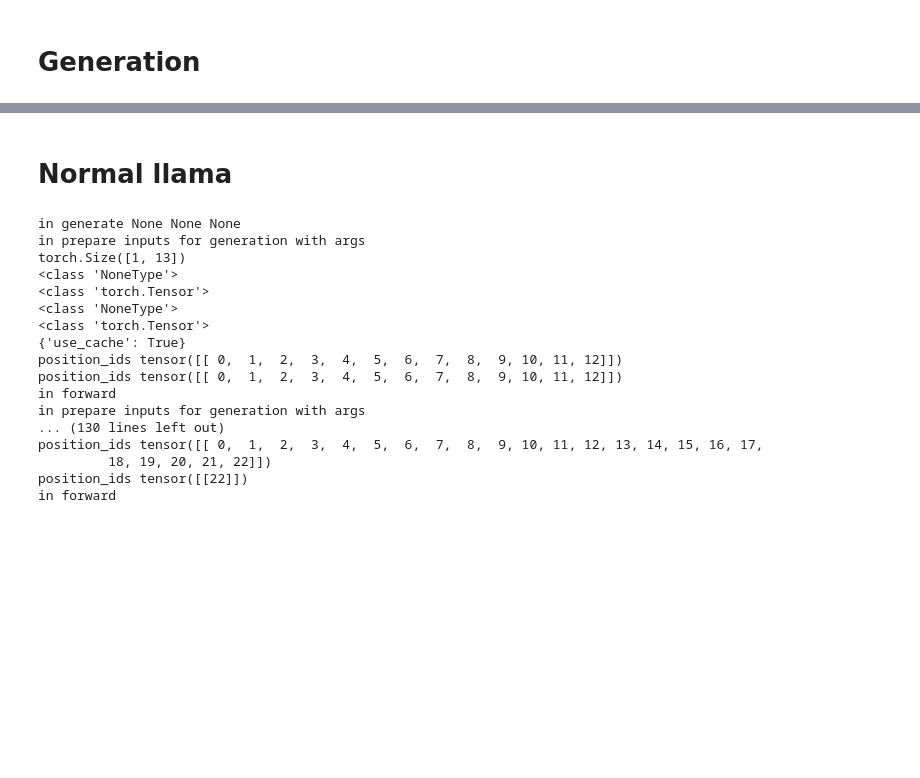
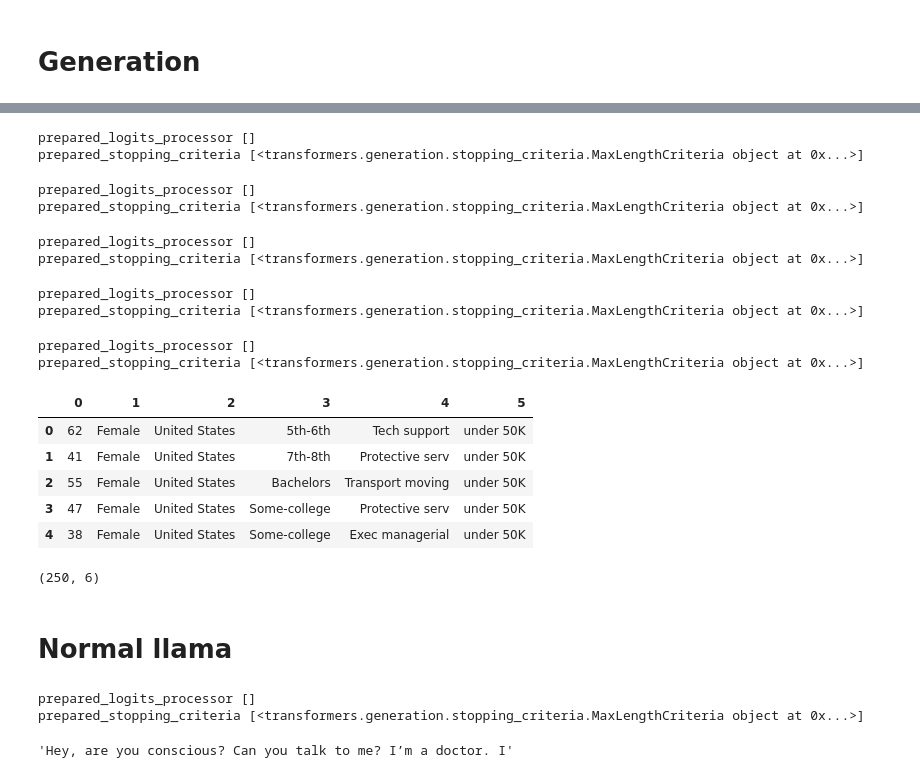
Before and after one commit to soCromp/llama_qlora, a Jupyter notebook: qlorasample.ipynb, the cells around one changed output, grey strips where cells are left out. Saved outputs shown, nothing was run; the diff lists cells and outputs as text; code cells hidden in the pictures; blank space fills up the shorter version.

```diff
--- a/qlorasample.ipynb
+++ b/qlorasample.ipynb
@@ -197,9 +223,9 @@ transformers.AutoModelForCausalLM.register(MHLlamaConfig, MultiheadLlamaForCausa
 config = MHLlamaConfig(**vars(args))
 model = AutoModelForCausalLM.from_pretrained(
             args.model_name_or_path,
-            config = config,)
+            config = config, device_map='auto')
 # %%
 from peft import PeftModel
+model.set_templates(collator.get_templates())
 model = PeftModel.from_pretrained(model, join(args.model_name_or_path, 'adapter_model'), is_trainable=True)
 model = model.merge_and_unload()
-model
@@ -231 +232,3 @@ collator = data_module['data_collator']
+# %%
+model.set_trace(True)
 # %%
@@ -246,3 +304,43 @@ prepared_stopping_criteria [<transformers.generation.stopping_criteria.MaxLength
+# %%
+preds = [ [] for _ in range(real.shape[1]) ]
+batch_size = 50
+num_samples = 225 # real.shape[0]
+inputs = collator(batch_size*[{'length': 0}])
+
+for batch in range(225//50 + 1):
+    _, batch_col_toks = model.generate(**inputs) # batch_size x num_cols x max_column_len
+
+    for i, col in enumerate(real.columns):
+        options_str = real[col].unique()
+        options = tokenizer(options_str.tolist(), add_special_tokens=False, padding='max_length', return_tensors='pt',
+                            max_length=args.generation_config.max_column_len, truncation=True)['input_ids']
+        preds_col = options_str[cosine_similarity(batch_col_toks[:, i, :], options).argmax(axis=1)]
+        preds[i].extend(preds_col)
+
+preds = pd.DataFrame(preds).T
+preds.head()
+# %% [output]
+prepared_logits_processor []
+prepared_stopping_criteria [<transformers.generation.stopping_criteria.MaxLengthCriteria object at 0x...>]
+prepared_logits_processor []
+prepared_stopping_criteria [<transformers.generation.stopping_criteria.MaxLengthCriteria object at 0x...>]
+prepared_logits_processor []
+prepared_stopping_criteria [<transformers.generation.stopping_criteria.MaxLengthCriteria object at 0x...>]
+prepared_logits_processor []
+prepared_stopping_criteria [<transformers.generation.stopping_criteria.MaxLengthCriteria object at 0x...>]
+prepared_logits_processor []
+prepared_stopping_criteria [<transformers.generation.stopping_criteria.MaxLengthCriteria object at 0x...>]
+|  | 0 | 1 | 2 | 3 | 4 | 5 |
+| 0 | 62 | Female | United States | 5th-6th | Tech support | under 50K |
+| 1 | 41 | Female | United States | 7th-8th | Protective serv | under 50K |
+| 2 | 55 | Female | United States | Bachelors | Transport moving | under 50K |
+| 3 | 47 | Female | United States | Some-college | Protective serv | under 50K |
+| 4 | 38 | Female | United States | Some-college | Exec managerial | under 50K |
+# %%
+hp = datasets.Dataset.from_pandas(preds)
+hp.save_to_disk(path)
+# %% [output]
+(250, 6)
 # %% [markdown]
 # Normal llama
 # %%
@@ -258,22 +354,8 @@ torch.save(model.lm_head.state_dict(), 'just_a_head.bin')
 # %%
 # Generate
-generate_ids = model.generate(inputs.input_ids, max_length=30)
+generate_ids = model.generate(inputs.input_ids, do_sample=True, num_beams=1)
 tokenizer.batch_decode(generate_ids, skip_special_tokens=True, clean_up_tokenization_spaces=False)[0]
 # %% [output]
-in generate None None None
-in prepare inputs for generation with args
-torch.Size([1, 13])
-<class 'NoneType'>
-<class 'torch.Tensor'>
-<class 'NoneType'>
-<class 'torch.Tensor'>
-{'use_cache': True}
-position_ids tensor([[ 0,  1,  2,  3,  4,  5,  6,  7,  8,  9, 10, 11, 12]])
-position_ids tensor([[ 0,  1,  2,  3,  4,  5,  6,  7,  8,  9, 10, 11, 12]])
-in forward
-in prepare inputs for generation with args
-... (130 lines left out)
-position_ids tensor([[ 0,  1,  2,  3,  4,  5,  6,  7,  8,  9, 10, 11, 12, 13, 14, 15, 16, 17,
-         18, 19, 20, 21, 22]])
-position_ids tensor([[22]])
-in forward
+prepared_logits_processor []
+prepared_stopping_criteria [<transformers.generation.stopping_criteria.MaxLengthCriteria object at 0x...>]
+'Hey, are you conscious? Can you talk to me? I’m a doctor. I'
```
Also changed, not shown: parts of 20 cells of this notebook, 11 other files.
